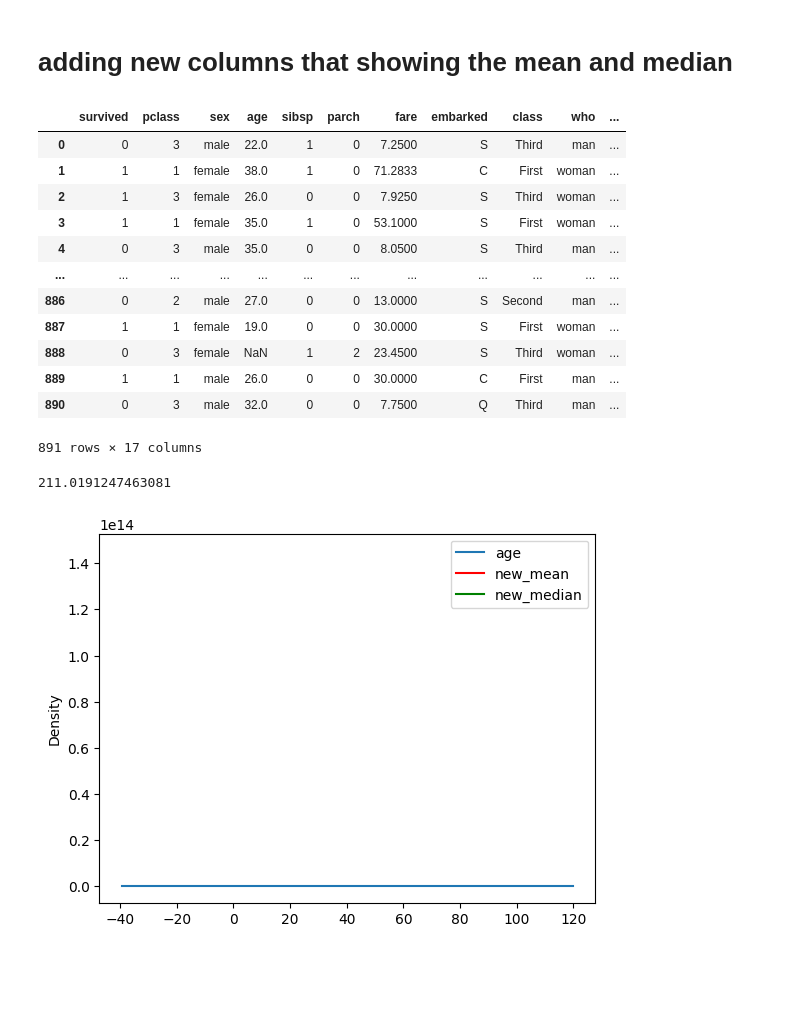
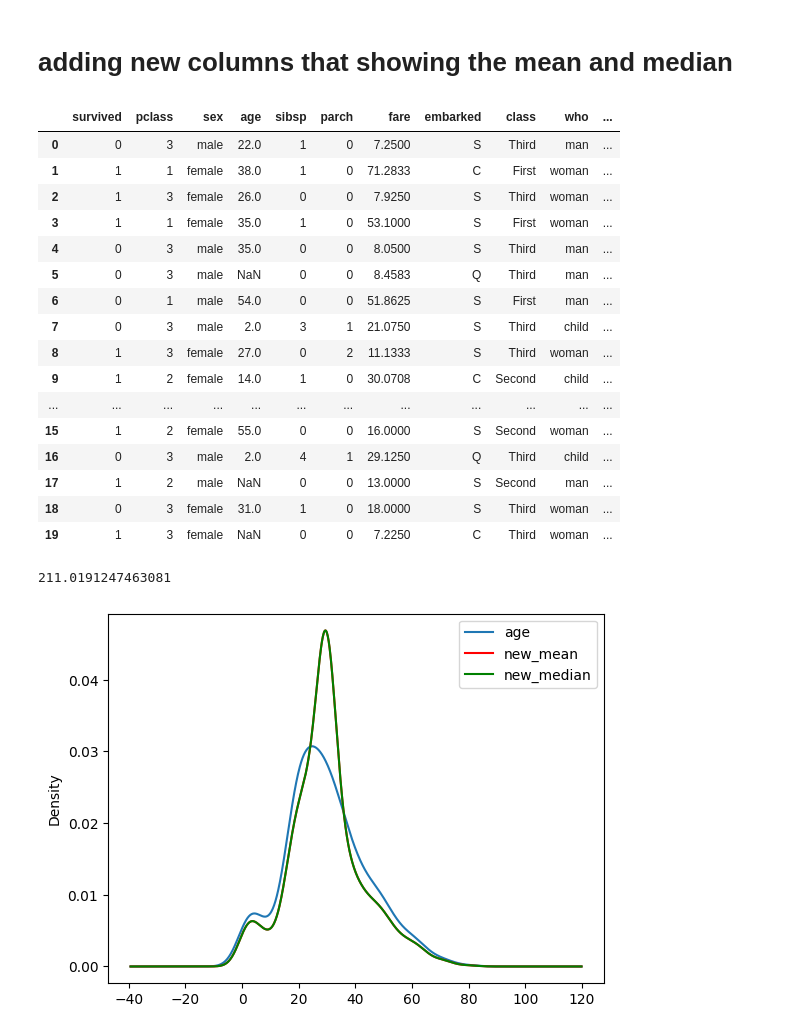
Before and after one commit to Yashshakya1/Data_Science_macbook, a Jupyter notebook: chocing programe/feature engin.ipynb, the cells around one changed output. Saved outputs shown, nothing was run; the diff lists cells and outputs as text; code cells hidden in the pictures; blank space fills up the shorter version.

```diff
--- a/chocing programe/feature engin.ipynb
+++ b/chocing programe/feature engin.ipynb
@@ -159,8 +159,8 @@ import seaborn as sns
 from sklearn.impute import SimpleImputer
 from sklearn.compose import ColumnTransformer
 # %%
-dataset = sns.load_dataset('titanic')
-dataset
+ds = sns.load_dataset('titanic')
+ds
 # %% [output]
 |  | survived | pclass | sex | age | sibsp | parch | fare | embarked | class | who | ... |
 | 0 | 0 | 3 | male | 22.0 | 1 | 0 | 7.2500 | S | Third | man | ... |
@@ -176,21 +176,24 @@ dataset
 | 890 | 0 | 3 | male | 32.0 | 0 | 0 | 7.7500 | Q | Third | man | ... |
 891 rows × 15 columns
 # %%
-df = dataset[['age','fare']]
-df.isnull().mean()*100
+dt = ds[['age','fare']]
+dt.isnull().mean()*100
 # %% [output]
 age     19.86532
 fare     0.00000
 dtype: float64
 # %%
 # dataset['age'].fillna(dataset['age']).mean()
+# %%
+age_mean = dt['age'].mean()
+age_median = dt['age'].mean()
 # %% [markdown]
 # adding new columns that showing the mean and median
 # %%
-dataset['new_mean'] = dataset['age'].fillna(dataset['age']).mean()
-dataset['new_median'] = dataset['age'].fillna(dataset['age']).median()
+ds['new_mean'] = dt['age'].fillna(age_mean)
+ds['new_median'] = dt['age'].fillna(age_median)
 # %%
-dataset
+ds.head(20)
 # %% [output]
 |  | survived | pclass | sex | age | sibsp | parch | fare | embarked | class | who | ... |
 | 0 | 0 | 3 | male | 22.0 | 1 | 0 | 7.2500 | S | Third | man | ... |
@@ -198,11 +201,15 @@ dataset
 | 2 | 1 | 3 | female | 26.0 | 0 | 0 | 7.9250 | S | Third | woman | ... |
 | 3 | 1 | 1 | female | 35.0 | 1 | 0 | 53.1000 | S | First | woman | ... |
 | 4 | 0 | 3 | male | 35.0 | 0 | 0 | 8.0500 | S | Third | man | ... |
+| 5 | 0 | 3 | male | NaN | 0 | 0 | 8.4583 | Q | Third | man | ... |
+| 6 | 0 | 1 | male | 54.0 | 0 | 0 | 51.8625 | S | First | man | ... |
+| 7 | 0 | 3 | male | 2.0 | 3 | 1 | 21.0750 | S | Third | child | ... |
+| 8 | 1 | 3 | female | 27.0 | 0 | 2 | 11.1333 | S | Third | woman | ... |
+| 9 | 1 | 2 | female | 14.0 | 1 | 0 | 30.0708 | C | Second | child | ... |
 | ... | ... | ... | ... | ... | ... | ... | ... | ... | ... | ... | ... |
-| 886 | 0 | 2 | male | 27.0 | 0 | 0 | 13.0000 | S | Second | man | ... |
-| 887 | 1 | 1 | female | 19.0 | 0 | 0 | 30.0000 | S | First | woman | ... |
-| 888 | 0 | 3 | female | NaN | 1 | 2 | 23.4500 | S | Third | woman | ... |
-| 889 | 1 | 1 | male | 26.0 | 0 | 0 | 30.0000 | C | First | man | ... |
-| 890 | 0 | 3 | male | 32.0 | 0 | 0 | 7.7500 | Q | Third | man | ... |
+| 15 | 1 | 2 | female | 55.0 | 0 | 0 | 16.0000 | S | Second | woman | ... |
+| 16 | 0 | 3 | male | 2.0 | 4 | 1 | 29.1250 | Q | Third | child | ... |
+| 17 | 1 | 2 | male | NaN | 0 | 0 | 13.0000 | S | Second | man | ... |
+| 18 | 0 | 3 | female | 31.0 | 1 | 0 | 18.0000 | S | Third | woman | ... |
+| 19 | 1 | 3 | female | NaN | 0 | 0 | 7.2250 | C | Third | woman | ... |
-891 rows × 17 columns
 # %%
@@ -212,13 +219,13 @@ df['age'].var()
 # %%
 fig = plt.figure()
 a = fig.add_subplot(111)
-dataset['age'].plot(kind = 'kde', ax = a)
+ds['age'].plot(kind = 'kde', ax = a)
 
-dataset['new_mean'].plot(kind = 'kde',ax = a, color = 'red')
+ds['new_mean'].plot(kind = 'kde',ax = a, color = 'red')
 
-dataset['new_median'].plot(kind = 'kde',ax = a, color = 'green')
+ds['new_median'].plot(kind = 'kde',ax = a, color = 'green')
 plt.legend()
 plt.show()
 # %% [output]
-[figure, old version]
+[figure, new version]
 # %%
```
Also changed, not shown: parts of 2 cells of this notebook.
